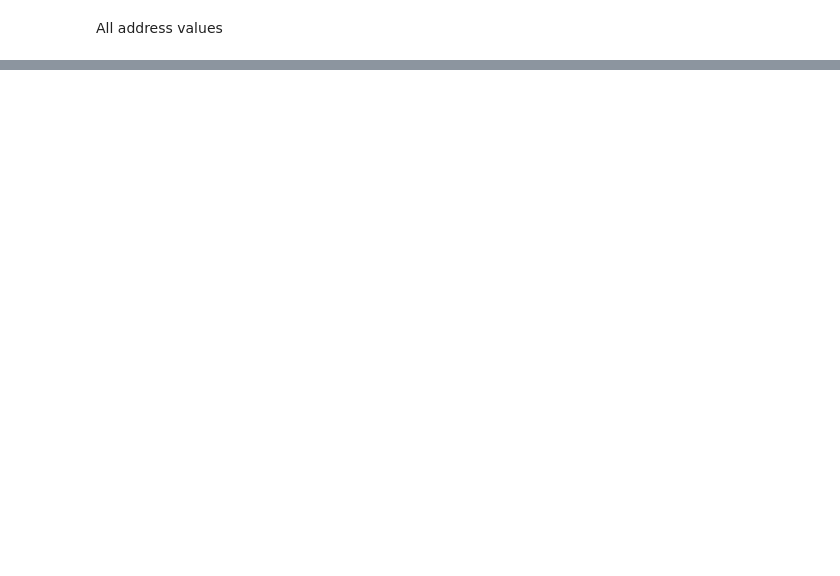
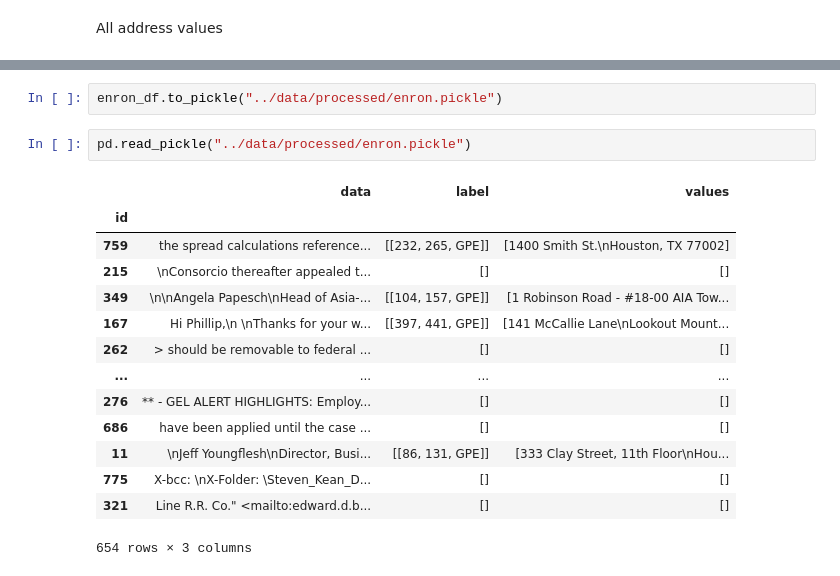
Before and after one commit to omri374/address_detection, a Jupyter notebook: notebooks/Enron.ipynb, the cells around one changed output, grey strips where cells are left out. Drawn from its saved outputs; the diff is of its cells as text; blank space fills up the shorter version.

```diff
--- a/notebooks/Enron.ipynb
+++ b/notebooks/Enron.ipynb
@@ -130,0 +188,19 @@ all_values
+# %%
+enron_df.to_pickle("../data/processed/enron.pickle")
+# %%
+pd.read_pickle("../data/processed/enron.pickle")
+# %% [output]
+|  | data | label | values |
+| id |  |  |  |
+| 759 | the spread calculations reference... | [[232, 265, GPE]] | [1400 Smith St.\nHouston, TX 77002] |
+| 215 | \nConsorcio thereafter appealed t... | [] | [] |
+| 349 | \n\nAngela Papesch\nHead of Asia-... | [[104, 157, GPE]] | [1 Robinson Road - #18-00 AIA Tow... |
+| 167 | Hi Phillip,\n \nThanks for your w... | [[397, 441, GPE]] | [141 McCallie Lane\nLookout Mount... |
+| 262 | > should be removable to federal ... | [] | [] |
+| ... | ... | ... | ... |
+| 276 | ** - GEL ALERT HIGHLIGHTS: Employ... | [] | [] |
+| 686 | have been applied until the case ... | [] | [] |
+| 11 | \nJeff Youngflesh\nDirector, Busi... | [[86, 131, GPE]] | [333 Clay Street, 11th Floor\nHou... |
+| 775 | X-bcc: \nX-Folder: \Steven_Kean_D... | [] | [] |
+| 321 | Line R.R. Co." <mailto:edward.d.b... | [] | [] |
+654 rows × 3 columns
```
Also changed, not shown: parts of 7 cells of this notebook, 1 other file.
